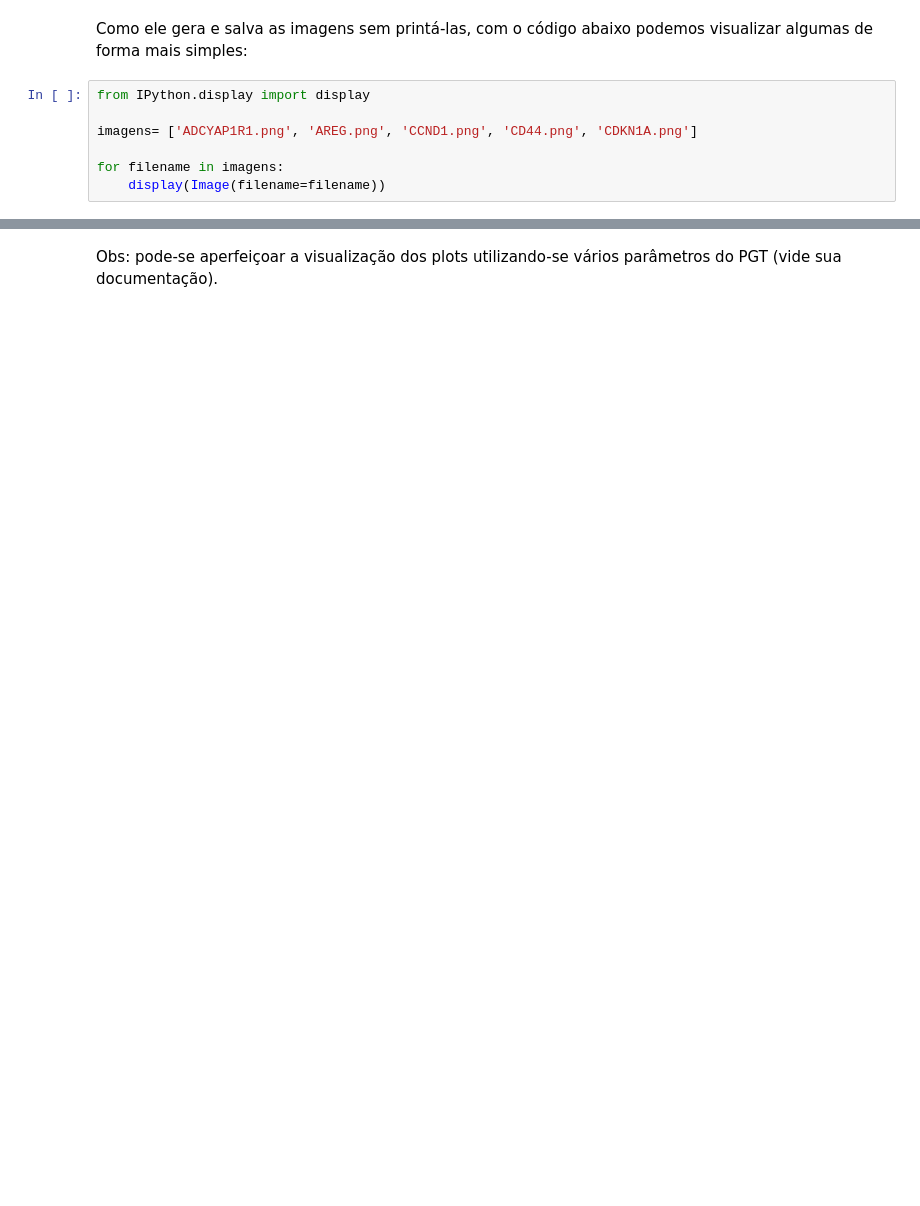
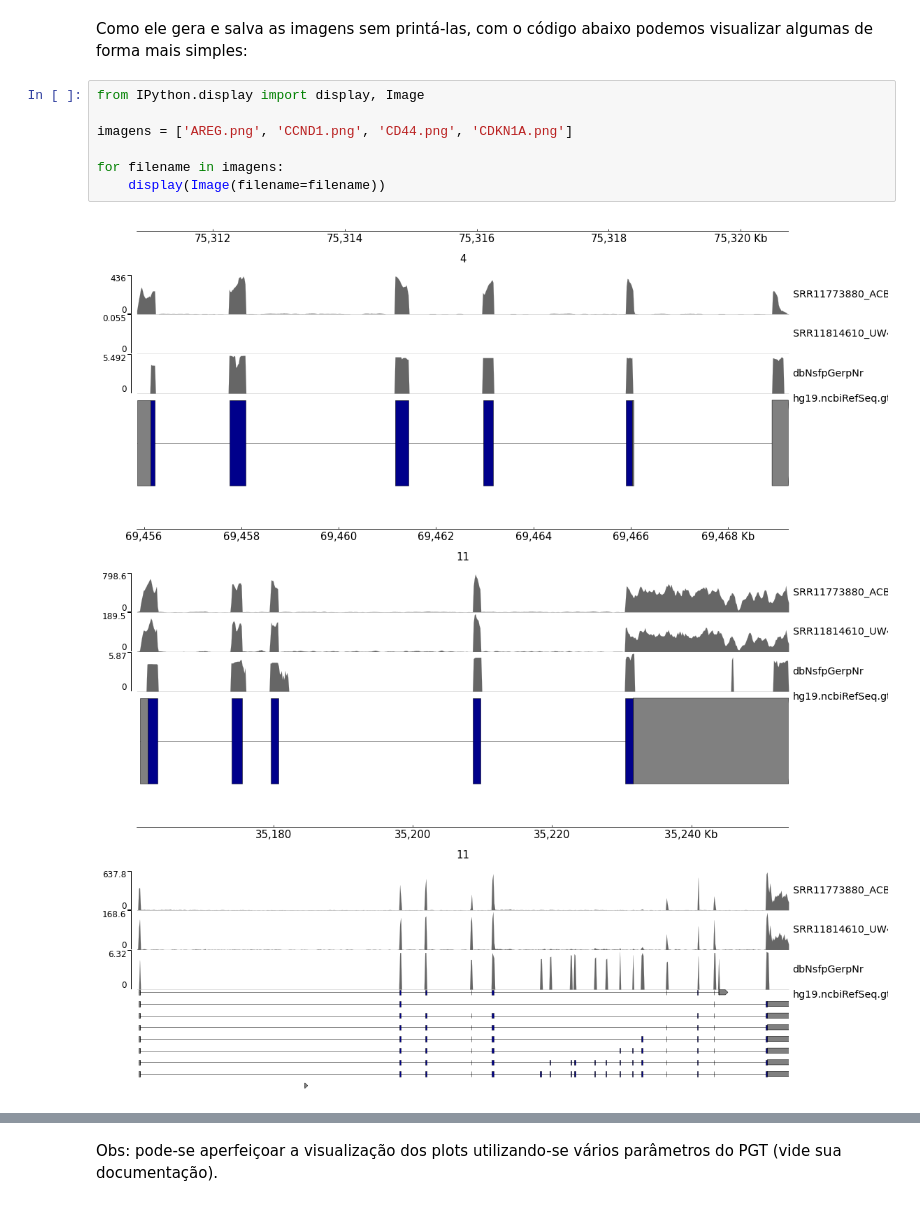
Before and after one commit to Mateus-Priolo/Trabalho-Intro-Python, a Jupyter notebook: trabalho_final_Mateus.ipynb, the cells around one changed output, grey strips where cells are left out. Cells and saved outputs as stored; diff of their text form; blank space fills up the shorter version.

```diff
--- a/trabalho_final_Mateus.ipynb
+++ b/trabalho_final_Mateus.ipynb
@@ -171,9 +135,13 @@ pyGenomeTracks finalizado para todos os genes da lista encontrados no Ensembl.
 # %% [markdown]
 Como ele gera e salva as imagens sem printá-las, com o código abaixo podemos visualizar algumas de forma mais simples:
 # %%
-from IPython.display import display
+from IPython.display import display, Image
 
-imagens= ['ADCYAP1R1.png', 'AREG.png', 'CCND1.png', 'CD44.png', 'CDKN1A.png']
+imagens = ['AREG.png', 'CCND1.png', 'CD44.png', 'CDKN1A.png']
 
 for filename in imagens:
     display(Image(filename=filename))
+# %% [output]
+[figure, added]
+[figure, added]
+[figure, added]
```
Also changed, not shown: parts of 4 cells of this notebook.
